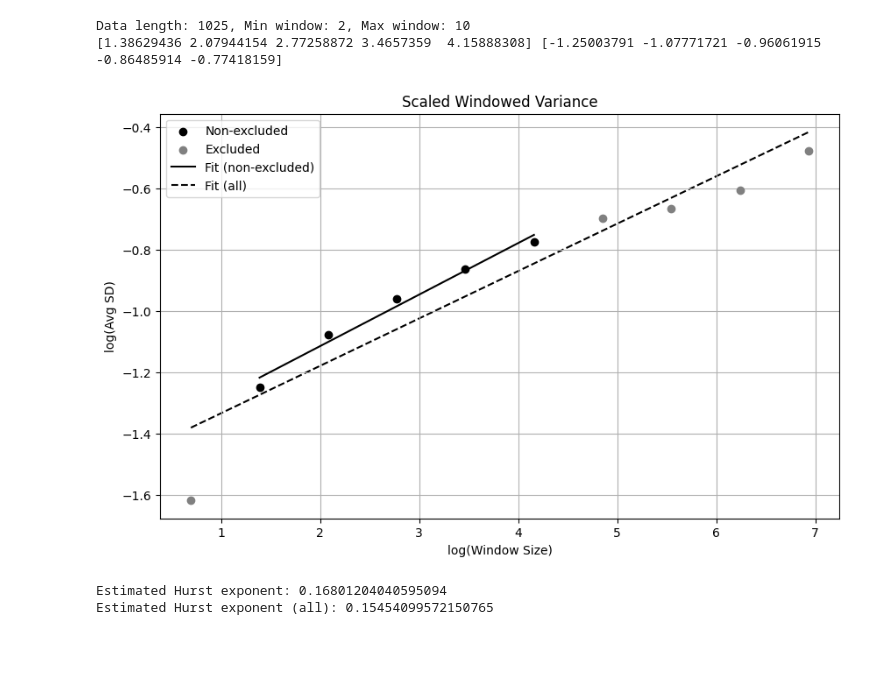
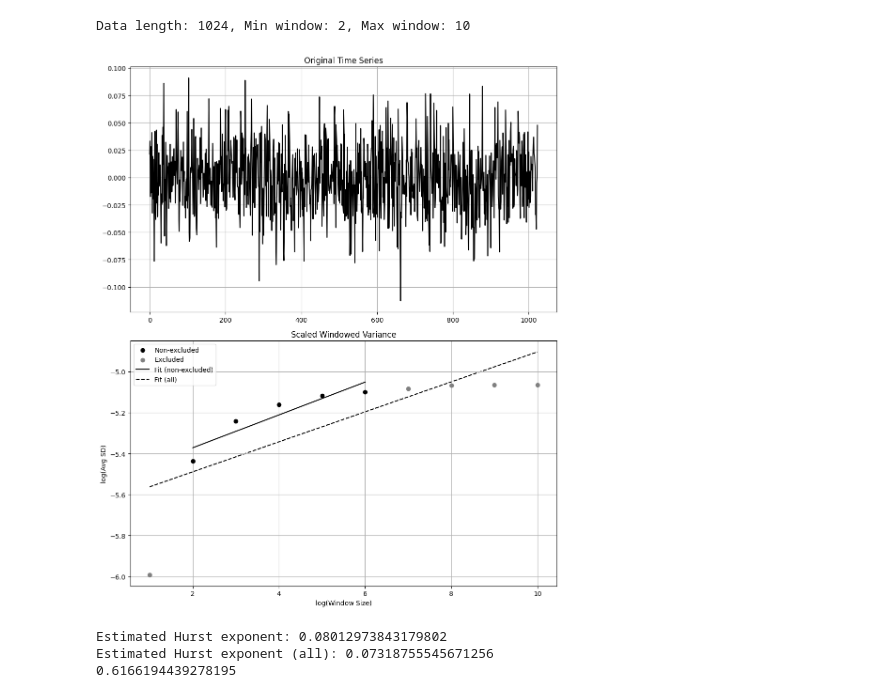
Before and after one commit to Caymaar/measuring-market-inefficiency-conditional-correlation, a Jupyter notebook: notebooks/window-scaled-variance.ipynb, the cells around one changed output. Drawn from its saved outputs; the diff is of its cells as text; code cells hidden in the pictures; blank space fills up the shorter version.

```diff
--- a/notebooks/window-scaled-variance.ipynb
+++ b/notebooks/window-scaled-variance.ipynb
@@ -246,35 +242,44 @@ class ScaledWindowedVariance:
 # %%
 import sys
 sys.path.append('..')
 from src.utils import get_config, get_data
 from fbm import FBM
+from src.ext.HurstIndexSolver import HurstIndexSolver
 
 
 config = get_config()
 
 # Chargement des données
 ftse100 = get_data('ftse100')
 
-signal = ftse100.iloc[:1024].values
+N = 1024
+H = 0.5
 
-f = FBM(1024, 0.1)
+data_type = "fGn" # or "fBm" or signal
 
-# Generate a fBm realization
-fbm_sample = f.fbm()
+f = FBM(N, H)
 
-# Generate a fGn realization
-fgn_sample = f.fgn()
+if data_type == "fGn":
+    # Generate a fGn realization
+    signal = f.fgn()
+elif data_type == "fBm":
+    # Generate a fBm realization
+    signal = f.fbm()
+elif data_type == "signal":
+    signal = ftse100.iloc[:N].values
 
-# Get the times associated with the fBm
-t_values = f.times()
+HIS = HurstIndexSolver()
+SWV = ScaledWindowedVariance(signal)
+slope, slope_all = SWV.estimate_hurst(method='SD', exclusions=True, plot=True)
+print(f"Estimated Hurst exponent: {slope}")
+print(f"Estimated Hurst exponent (all): {slope_all}")
 
-SWV = ScaledWindowedVariance(fbm_sample)
-H, H_all = SWV.estimate_hurst(method='SD', exclusions=True, plot=True)
-print(f"Estimated Hurst exponent: {H}")
-print(f"Estimated Hurst exponent (all): {H_all}")
+hurst_his = HIS.EstHurstAggregateVariance(signal, minimal=10)
+
+print(hurst_his)
 # %% [output]
-Data length: 1025, Min window: 2, Max window: 10
-[1.38629436 2.07944154 2.77258872 3.4657359  4.15888308] [-1.25003791 -1.07771721 -0.96061915 -0.86485914 -0.77418159]
+Data length: 1024, Min window: 2, Max window: 10
-[figure, old version]
+[figure, new version]
-Estimated Hurst exponent: 0.16801204040595094
-Estimated Hurst exponent (all): 0.15454099572150765
+Estimated Hurst exponent: 0.08012973843179802
+Estimated Hurst exponent (all): 0.07318755545671256
+0.6166194439278195
```
Also changed, not shown: parts of 6 cells of this notebook, 16 other files.
